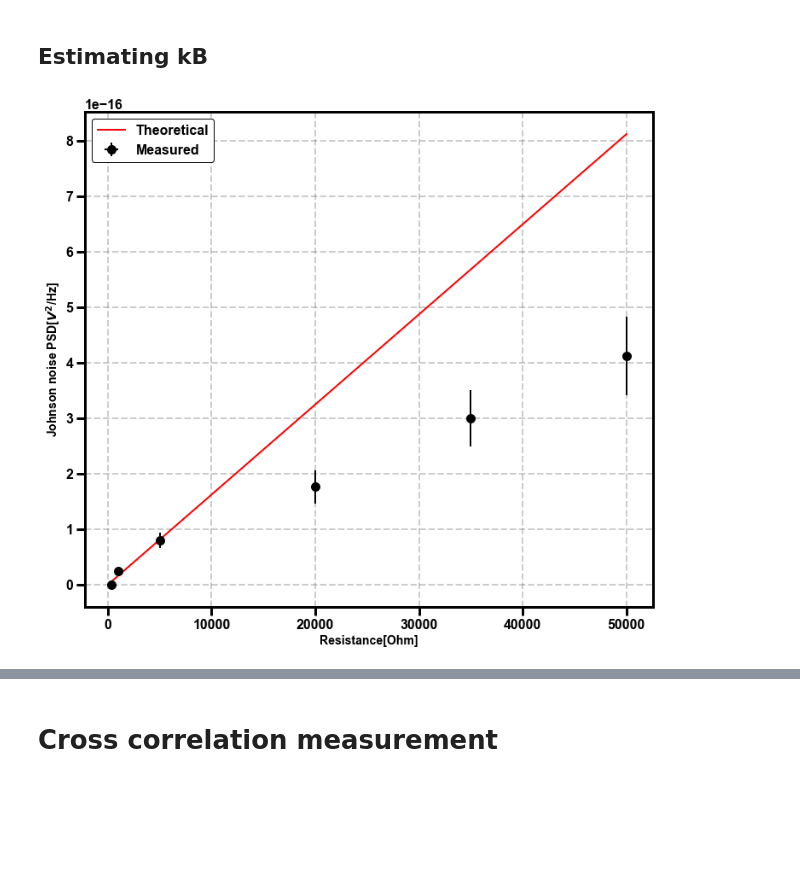
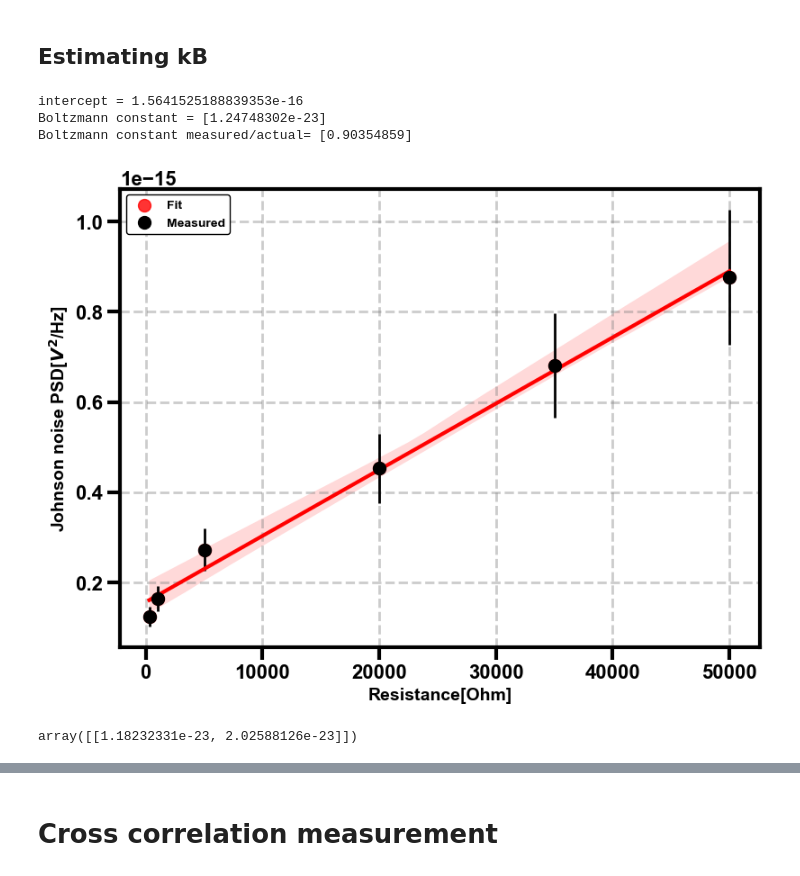
Before and after one commit to NikhilTilak/scripts, a Jupyter notebook: noise.ipynb, the cells around one changed output, grey strips where cells are left out. Drawn from its saved outputs; the diff is of its cells as text; code cells hidden in the pictures; blank space fills up the shorter version.

```diff
--- a/noise.ipynb
+++ b/noise.ipynb
@@ -292,73 +296,68 @@ plt.show()
 # %% [markdown]
 ## Estimating kB
 # %%
-# S_meas = {
-#     300 : 1.3687954814722911e-09,
-#     1_000 : 2.0099483539817815e-09,
-#     5_000 : 3.356518253632447e-09,
-#     20_000 : 5.631602959258866e-09,
-#     35_000 : 8.202848249129805e-09,
-#     50_000 : 1.0260956906730618e-08
-# } # Band width 5 KHz to 10 KHz
-
 S_meas = {
-    300 : 1.421443580199186e-09,
-    1_000 : 2.0263471902736035e-09,
-    5_000 : 3.3920352813702853e-09,
-    20_000 : 5.655610541751654e-09,
-    35_000 : 8.472653162622217e-09,
-    50_000 : 1.0925053624557299e-08
+    300 : 3.1081936975927743e-09,
+    1_000 : 4.095275381257143e-09,
+    5_000 : 6.810080286655153e-09,
+    20_000 : 1.1317553786249465e-08,
+    35_000 : 1.7021909909975075e-08,
+    50_000 : 2.192966376100345e-08
 } # Band width 3 KHz to 6 KHz
 
 S_err = 0.05 # 5% error in PSD
 
-# gain_meas = {
-#     300 : 5000,
-#     1_000 : 5000,
-#     5_000 : 4949,
-#     20_000 : 3700,
-#     35_000 : 3600,
-#     50_000 : 3500
-# }
-
 gain_meas = {
     300 : 5000,
     1_000 : 5000,
-    5_000 : 4949,
-    20_000 : 4900,
-    35_000 : 4850,
-    50_000 : 4800
+    5_000 : 5000,
+    20_000 : 5000,
+    35_000 : 5000,
+    50_000 : 5000
 }
+
 gain_err = 0.05 # 5% error in gain
 
 R_err = {
     300 : 5,
     1_000 : 100,
     5_000 : 100,
     20_000 : 100,
     35_000 : 100,
     50_000 : 100
 }
 
-S_bg = S_meas[300]
 
 S_johnson = {}
 for key in S_meas.keys():
-    S_johnson[key] = (S_meas[key] - S_bg)/gain_meas[key]**2
+    S_johnson[key] = (S_meas[key])/gain_meas[key]**2
 
 
-
-fig, ax = plt.subplots(figsize=(10,9), constrained_layout=True)
-ax.errorbar(x=list(S_johnson.keys()),
+fig, ax1 = plt.subplots(1,1,figsize=(8,6), constrained_layout=True)
+ax1.errorbar(x=list(S_johnson.keys()),
             y=list(S_johnson.values()),
             yerr=[(2*gain_err + np.sqrt(2)*S_err)*s for s in list(S_johnson.values())],
             xerr=list(R_err.values()),
             fmt='o', label="Measured")
-ax.plot(list(S_johnson.keys()), [johnson_noise_psd(294,x) for x in list(S_johnson.keys())], '-', label="Theoretical")
-ax.set_xlabel("Resistance[Ohm]")
-ax.set_ylabel("Johnson noise PSD[$V^2$/Hz]")
-ax.grid()
-ax.legend()
+# ax1.plot(list(S_johnson.keys()), [johnson_noise_psd(294,x) for x in list(S_johnson.keys())], '-', label="Theoretical")
+
+#plot linear regression
+x = np.array(list(S_johnson.keys())).reshape((-1, 1))
+y = np.array(list(S_johnson.values()))
+model = LinearRegression().fit(x, y)
+print(f"intercept = {model.intercept_}")
+print(f"Boltzmann constant = {model.coef_/(4*294)}")
+print(f"Boltzmann constant measured/actual= {model.coef_/(4*294*1.38064852e-23)}")
+sns.regplot(x=x, y=y, ci=95, ax=ax1, label="Fit")
+
+ax1.set_xlabel("Resistance[Ohm]")
+ax1.set_ylabel("Johnson noise PSD[$V^2$/Hz]")
+ax1.grid()
+ax1.legend(loc='upper left')
+
 plt.show()
 # %% [output]
+intercept = 1.5641525188839353e-16
+Boltzmann constant = [1.24748302e-23]
+Boltzmann constant measured/actual= [0.90354859]
-[figure, old version]
+[figure, new version]
@@ -364,0 +369,4 @@ plt.show()
+# %%
+conf_interval/4/294
+# %% [output]
+array([[1.18232331e-23, 2.02588126e-23]])
```
Also changed, not shown: parts of 6 cells of this notebook, 1 other file.
